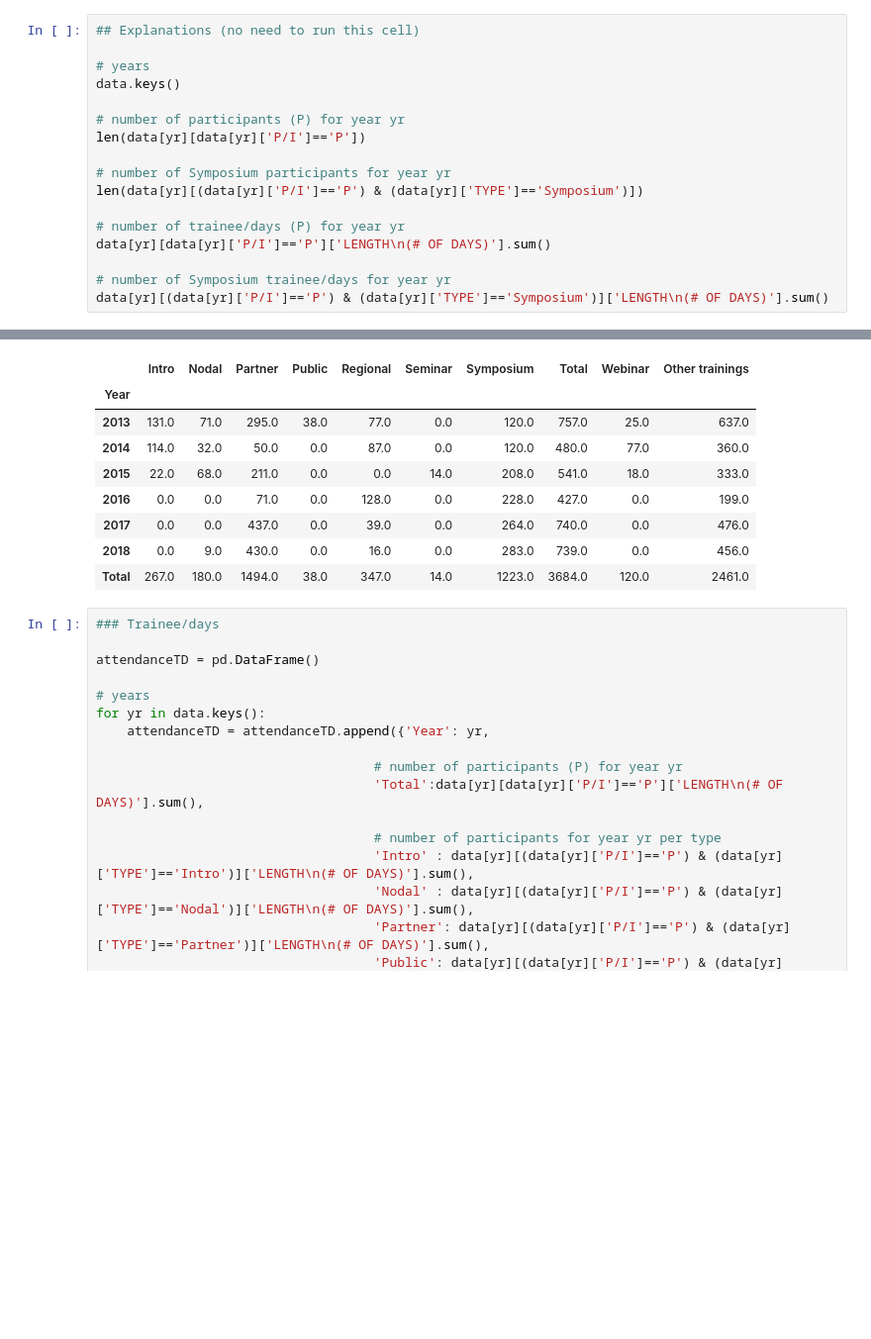
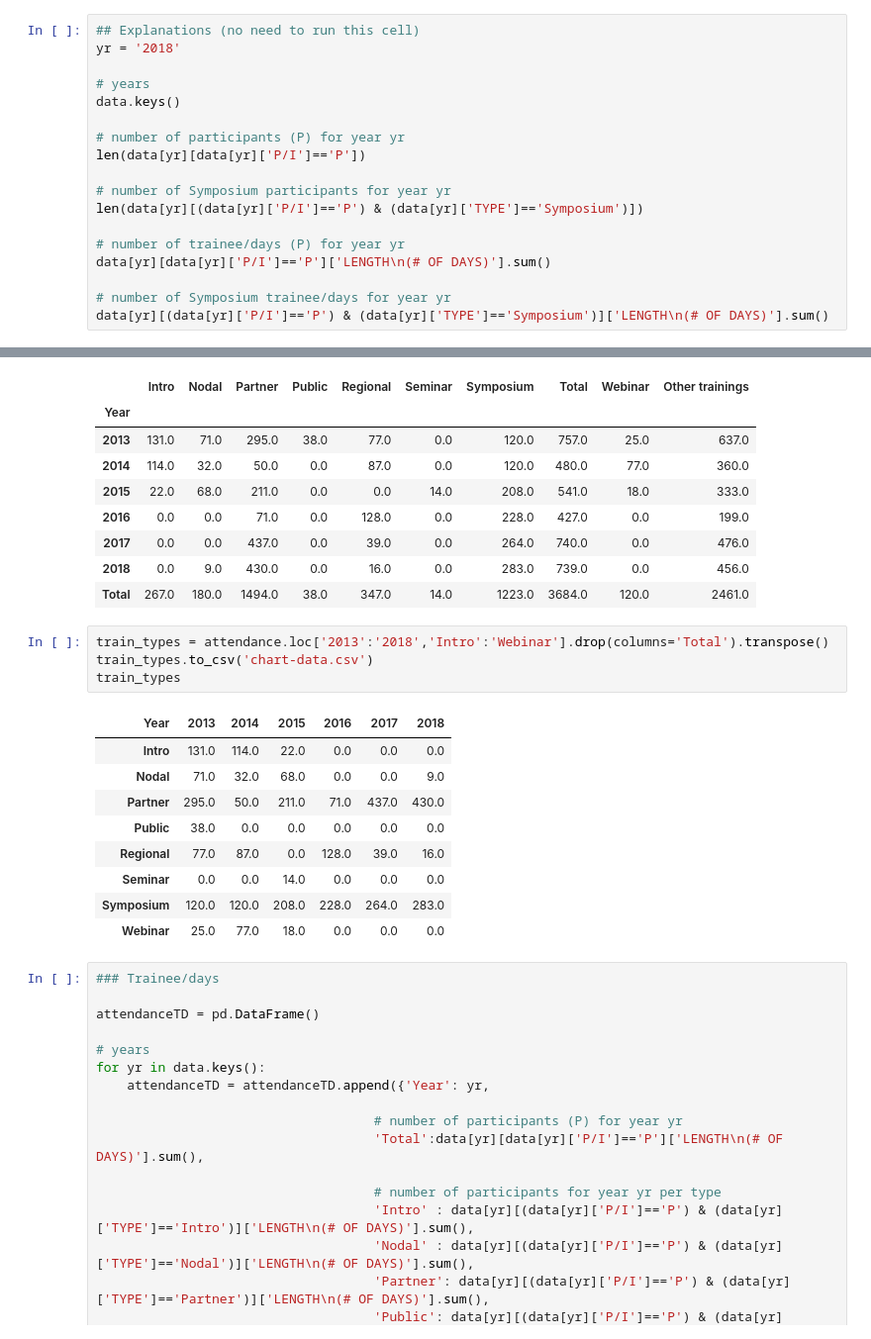
Before and after one commit to charlottegiseleweil/natcap-training-viz, a Jupyter notebook: Preprocessing/Processing.ipynb, the cells around one changed output, grey strips where cells are left out. Shown at 99% size. Cells and saved outputs as stored; diff of their text form; blank space fills up the shorter version.

Commit message:
Add basic line chart

```diff
--- a/Preprocessing/Processing.ipynb
+++ b/Preprocessing/Processing.ipynb
@@ -151,6 +151,7 @@ data['2018'].head()
 | 4 | P | Ginger Allington | gallington@gwu.edu | Academia | George Washington University | United States | Symposium | United States | ... |
 # %%
 ## Explanations (no need to run this cell)
+yr = '2018'
 
 # years
 data.keys()
@@ -212,6 +213,20 @@ attendance
 | 2017 | 0.0 | 0.0 | 437.0 | 0.0 | 39.0 | 0.0 | 264.0 | 740.0 | 0.0 | 476.0 |
 | 2018 | 0.0 | 9.0 | 430.0 | 0.0 | 16.0 | 0.0 | 283.0 | 739.0 | 0.0 | 456.0 |
 | Total | 267.0 | 180.0 | 1494.0 | 38.0 | 347.0 | 14.0 | 1223.0 | 3684.0 | 120.0 | 2461.0 |
+# %%
+train_types = attendance.loc['2013':'2018','Intro':'Webinar'].drop(columns='Total').transpose()
+train_types.to_csv('chart-data.csv')
+train_types
+# %% [output]
+| Year | 2013 | 2014 | 2015 | 2016 | 2017 | 2018 |
+| Intro | 131.0 | 114.0 | 22.0 | 0.0 | 0.0 | 0.0 |
+| Nodal | 71.0 | 32.0 | 68.0 | 0.0 | 0.0 | 9.0 |
+| Partner | 295.0 | 50.0 | 211.0 | 71.0 | 437.0 | 430.0 |
+| Public | 38.0 | 0.0 | 0.0 | 0.0 | 0.0 | 0.0 |
+| Regional | 77.0 | 87.0 | 0.0 | 128.0 | 39.0 | 16.0 |
+| Seminar | 0.0 | 0.0 | 14.0 | 0.0 | 0.0 | 0.0 |
+| Symposium | 120.0 | 120.0 | 208.0 | 228.0 | 264.0 | 283.0 |
+| Webinar | 25.0 | 77.0 | 18.0 | 0.0 | 0.0 | 0.0 |
 # %%
 ### Trainee/days
 
```
Also changed, not shown: 6 other files.
